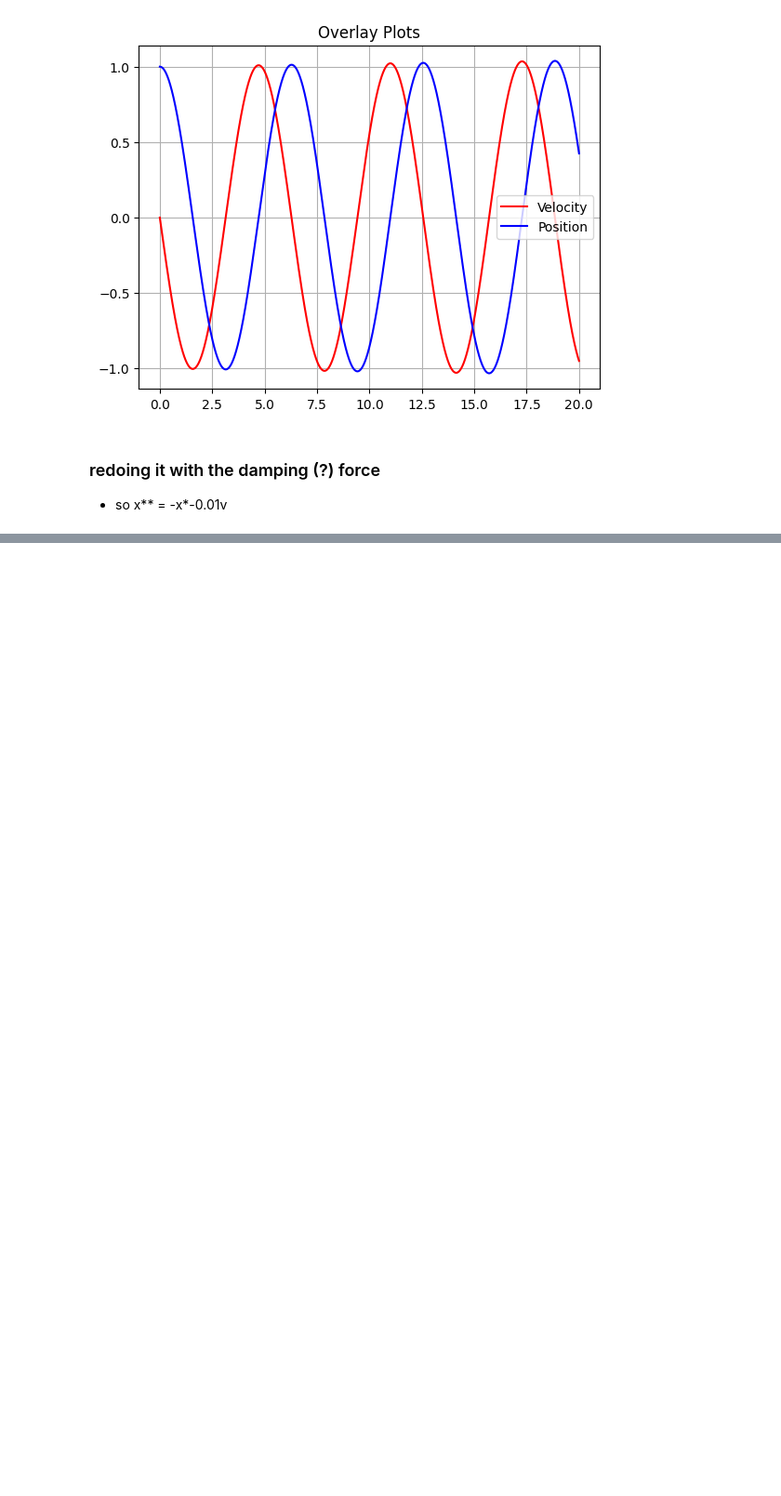
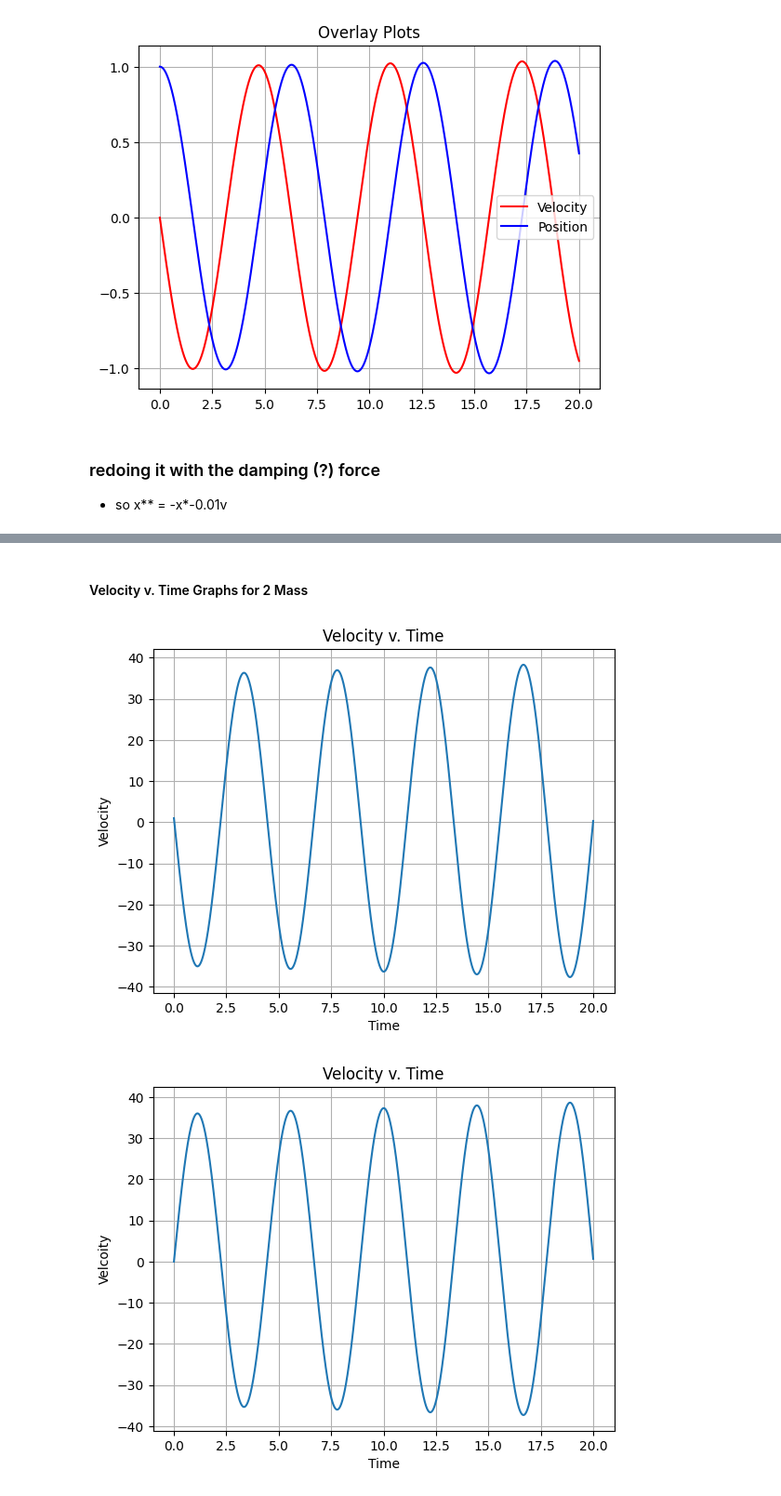
Before and after one commit to AlyanaJusino/pn_trajectories_26, a Jupyter notebook: pnresearch.ipynb, the cells around one changed output, grey strips where cells are left out. Shown at 93% size. Drawn from its saved outputs; the diff is of its cells as text; code cells hidden in the pictures; blank space fills up the shorter version.

```diff
--- a/pnresearch.ipynb
+++ b/pnresearch.ipynb
@@ -229,0 +292,23 @@ plt.show()
+# %% [markdown]
+#### Velocity v. Time Graphs for 2 Mass
+# %%
+plt.plot(t, y[1])
+
+plt.xlabel("Time")
+plt.ylabel("Velocity")
+plt.title("Velocity v. Time")
+
+plt.grid() #because grid lines look nice sometimes
+plt.show()
+
+plt.plot(t, y[3])
+
+plt.xlabel("Time")
+plt.ylabel("Velcoity")
+plt.title("Velocity v. Time")
+
+plt.grid() #because grid lines look nice sometimes
+plt.show()
+# %% [output]
+[figure, added]
+[figure, added]
```
Also changed, not shown: parts of 12 cells of this notebook.
